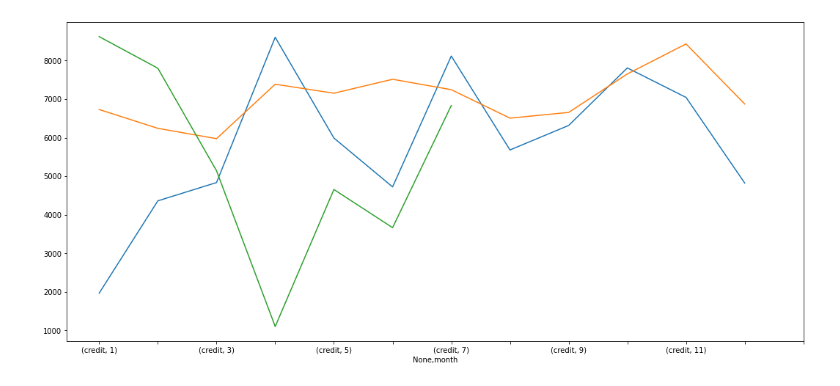
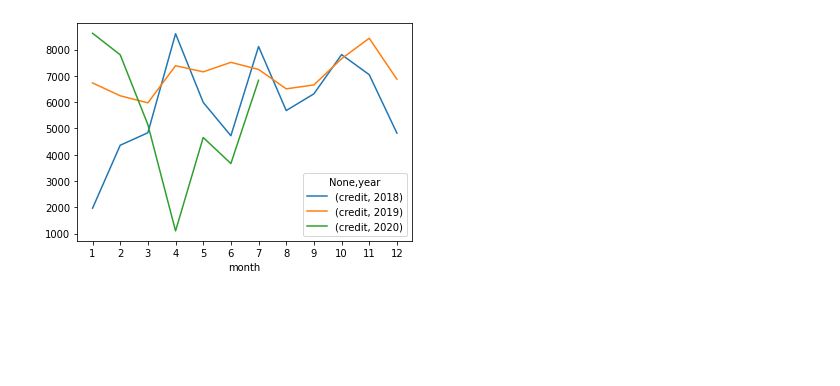
Before and after one commit to DanielFarahani/covid_business_impact, a Jupyter notebook: analysis.ipynb, the cells around one changed output. Saved outputs shown, nothing was run; the diff lists cells and outputs as text; code cells hidden in the pictures; blank space fills up the shorter version.

Commit message:
transaction summaries

```diff
--- a/analysis.ipynb
+++ b/analysis.ipynb
@@ -11,13 +27,8 @@ df = pd.read_pickle("transactions.pkl")
 # %%
-plt.figure(figsize=(18,8))
+# transactions by month
 dff = df[~(df.credit == 0)][['date', 'year', 'month', 'credit']]
-
-monthly_income_by_year = dff.groupby(['year', 'month']).sum().unstack()
-
-monthly_income_by_year.loc[2018].plot()
-monthly_income_by_year.loc[2019].plot()
-monthly_income_by_year.loc[2020].plot()
-plt.xticks([i for i in range(13)])
+monthly_transactions = dff.groupby(['month', 'year']).sum().unstack().plot()
+plt.xticks([i for i in range(1, 13)])
 plt.show()
 # %% [output]
-[figure, old version]
+[figure, new version]
```
Also changed, not shown: parts of 4 cells of this notebook, 1 other file.
